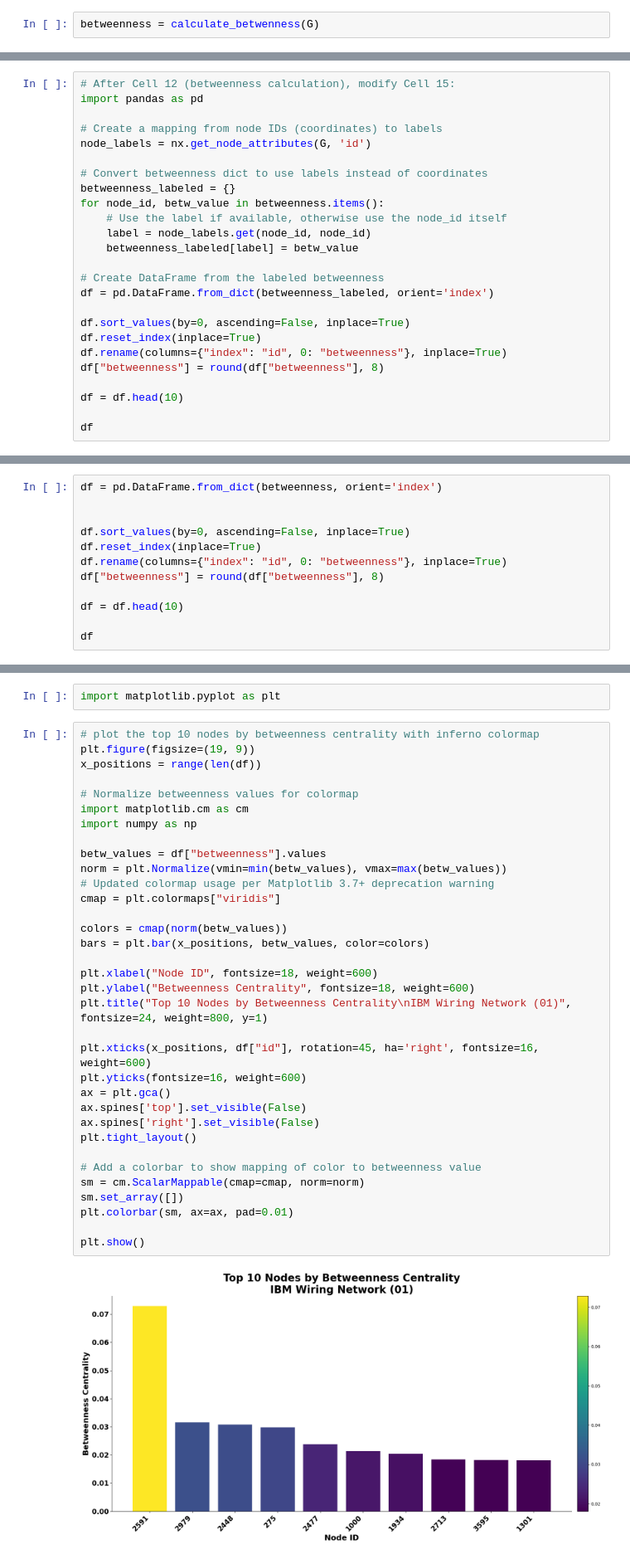
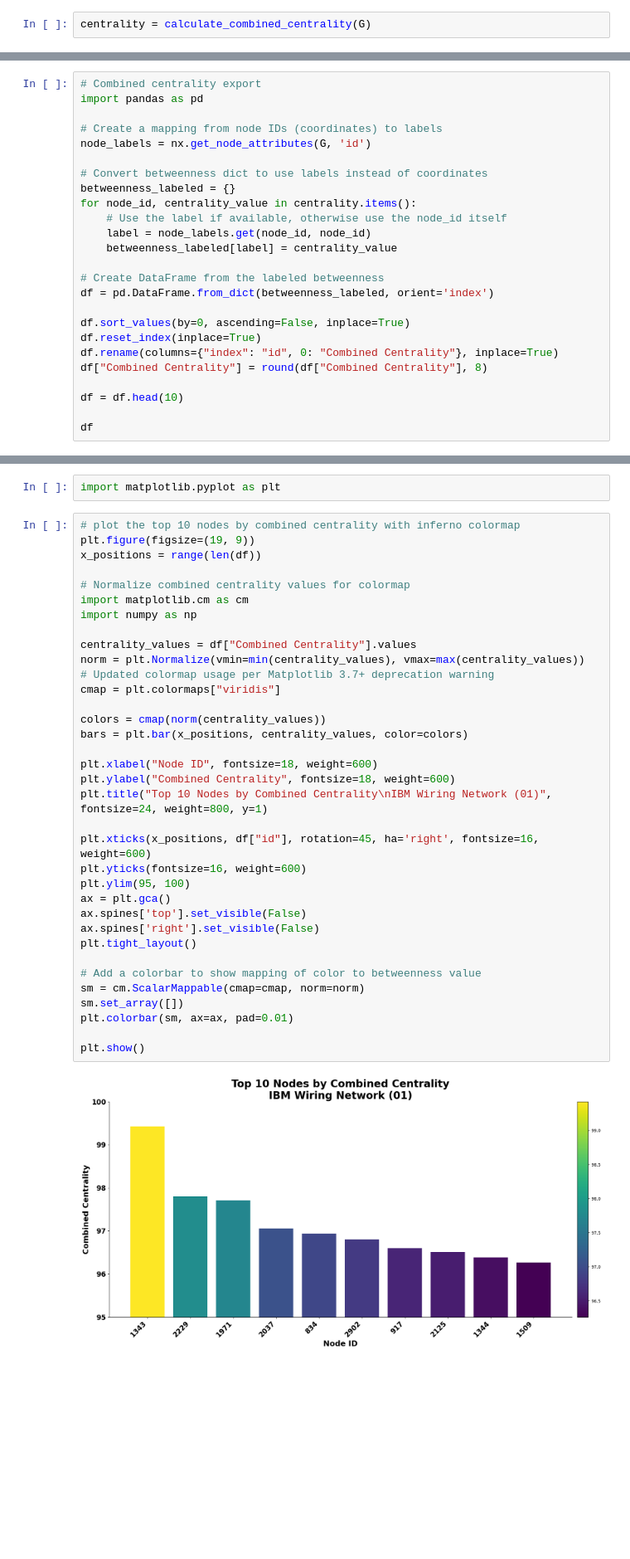
Before and after one commit to zdanielm/IBM-wiring-network, a Jupyter notebook: net.ipynb, the cells around one changed output, grey strips where cells are left out. Shown at 83% size. Saved outputs shown, nothing was run; the diff lists cells and outputs as text; blank space fills up the shorter version.

Commit message:
Updated centrality measurement and added extra documentation

```diff
--- a/net.ipynb
+++ b/net.ipynb
@@ -136,5 +219,5 @@ Graph average indegree: 19.11
 # %%
 G = nx.read_gexf("ibm1_NET.gexf")
 # %%
-betweenness = calculate_betwenness(G)
+centrality = calculate_combined_centrality(G)
 # %%
@@ -159,6 +242,6 @@ betweenness
  ...}
 # %%
-# After Cell 12 (betweenness calculation), modify Cell 15:
+# Combined centrality export
 import pandas as pd
 
 # Create a mapping from node IDs (coordinates) to labels
@@ -166,18 +249,18 @@ node_labels = nx.get_node_attributes(G, 'id')
 
 # Convert betweenness dict to use labels instead of coordinates
 betweenness_labeled = {}
-for node_id, betw_value in betweenness.items():
+for node_id, centrality_value in centrality.items():
     # Use the label if available, otherwise use the node_id itself
     label = node_labels.get(node_id, node_id)
-    betweenness_labeled[label] = betw_value
+    betweenness_labeled[label] = centrality_value
 
 # Create DataFrame from the labeled betweenness
 df = pd.DataFrame.from_dict(betweenness_labeled, orient='index')
 
 df.sort_values(by=0, ascending=False, inplace=True)
 df.reset_index(inplace=True)
-df.rename(columns={"index": "id", 0: "betweenness"}, inplace=True)
-df["betweenness"] = round(df["betweenness"], 8)
+df.rename(columns={"index": "id", 0: "Combined Centrality"}, inplace=True)
+df["Combined Centrality"] = round(df["Combined Centrality"], 8)
 
 df = df.head(10)
 
@@ -197,12 +279,0 @@ df
-# %%
-df = pd.DataFrame.from_dict(betweenness, orient='index')
-
-
-df.sort_values(by=0, ascending=False, inplace=True)
-df.reset_index(inplace=True)
-df.rename(columns={"index": "id", 0: "betweenness"}, inplace=True)
-df["betweenness"] = round(df["betweenness"], 8)
-
-df = df.head(10)
-
-df
@@ -223,41 +282,42 @@ df.to_csv("ibm_centrality_1.csv", index=False)
 # %%
 import matplotlib.pyplot as plt
 # %%
-# plot the top 10 nodes by betweenness centrality with inferno colormap
+# plot the top 10 nodes by combined centrality with inferno colormap
 plt.figure(figsize=(19, 9))
 x_positions = range(len(df))
 
-# Normalize betweenness values for colormap
+# Normalize combined centrality values for colormap
 import matplotlib.cm as cm
 import numpy as np
 
-betw_values = df["betweenness"].values
-norm = plt.Normalize(vmin=min(betw_values), vmax=max(betw_values))
+centrality_values = df["Combined Centrality"].values
+norm = plt.Normalize(vmin=min(centrality_values), vmax=max(centrality_values))
 # Updated colormap usage per Matplotlib 3.7+ deprecation warning
 cmap = plt.colormaps["viridis"]
 
-colors = cmap(norm(betw_values))
-bars = plt.bar(x_positions, betw_values, color=colors)
+colors = cmap(norm(centrality_values))
+bars = plt.bar(x_positions, centrality_values, color=colors)
 
 plt.xlabel("Node ID", fontsize=18, weight=600)
-plt.ylabel("Betweenness Centrality", fontsize=18, weight=600)
-plt.title("Top 10 Nodes by Betweenness Centrality\nIBM Wiring Network (01)", fontsize=24, weight=800, y=1)
+plt.ylabel("Combined Centrality", fontsize=18, weight=600)
+plt.title("Top 10 Nodes by Combined Centrality\nIBM Wiring Network (01)", fontsize=24, weight=800, y=1)
 
 plt.xticks(x_positions, df["id"], rotation=45, ha='right', fontsize=16, weight=600)
 plt.yticks(fontsize=16, weight=600)
+plt.ylim(95, 100)
 ax = plt.gca()
 ax.spines['top'].set_visible(False)
 ax.spines['right'].set_visible(False)
 plt.tight_layout()
 
 # Add a colorbar to show mapping of color to betweenness value
 sm = cm.ScalarMappable(cmap=cmap, norm=norm)
 sm.set_array([])
 plt.colorbar(sm, ax=ax, pad=0.01)
 
 plt.show()
 # %% [output]
-[figure, old version]
+[figure, new version]
 # %%
 # PageRank
 pagerank = nx.pagerank(G)
```
Also changed, not shown: parts of 15 cells of this notebook.
